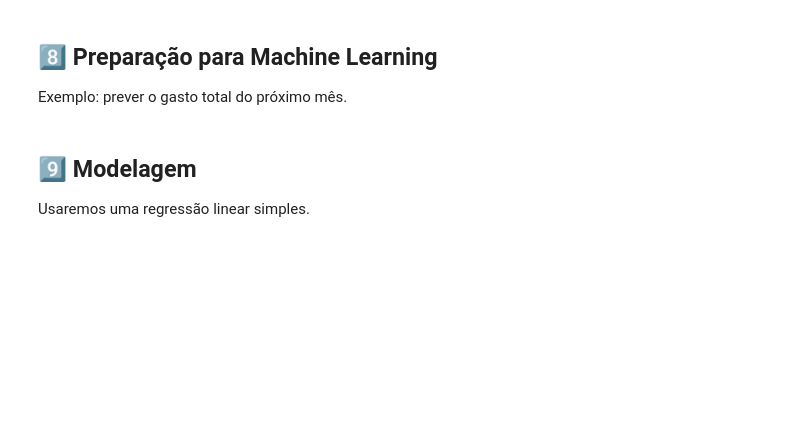
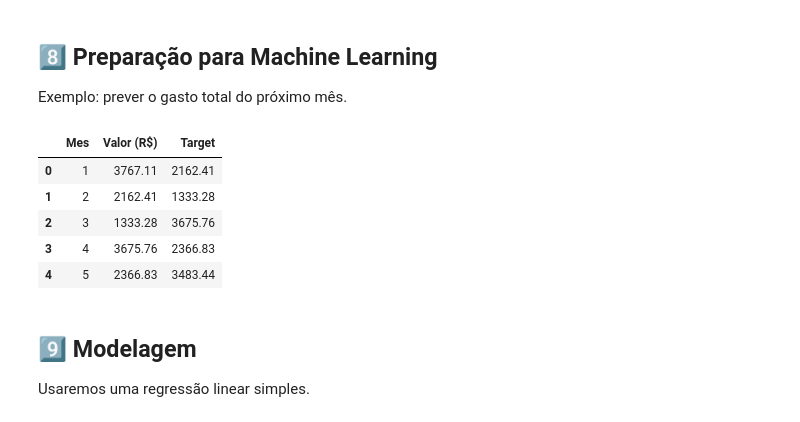
Before and after one commit to Gabryel-Januario/Anlise-Inteligente-de-Despesas-Pessoais, a Jupyter notebook: notebooks/analise-de-despesas.ipynb, the cells around one changed output. Cells and saved outputs as stored; diff of their text form; code cells hidden in the pictures; blank space fills up the shorter version.

```diff
--- a/notebooks/analise-de-despesas.ipynb
+++ b/notebooks/analise-de-despesas.ipynb
@@ -133,3 +137,15 @@ df.to_csv(r'C:\Users\gabry\Documents\analise-de-despesas\powerbi\despesas_para_p
 ## 8️⃣ Preparação para Machine Learning
 
 Exemplo: prever o gasto total do próximo mês.
+# %%
+despesas_mes = df.groupby('Mes')['Valor (R$)'].sum().reset_index()
+despesas_mes['Target'] = despesas_mes['Valor (R$)'].shift(-1)
+despesas_mes = despesas_mes.dropna()
+despesas_mes.head()
+# %% [output]
+|  | Mes | Valor (R$) | Target |
+| 0 | 1 | 3767.11 | 2162.41 |
+| 1 | 2 | 2162.41 | 1333.28 |
+| 2 | 3 | 1333.28 | 3675.76 |
+| 3 | 4 | 3675.76 | 2366.83 |
+| 4 | 5 | 2366.83 | 3483.44 |
```
Also changed, not shown: parts of 6 cells of this notebook, 3 other files.
